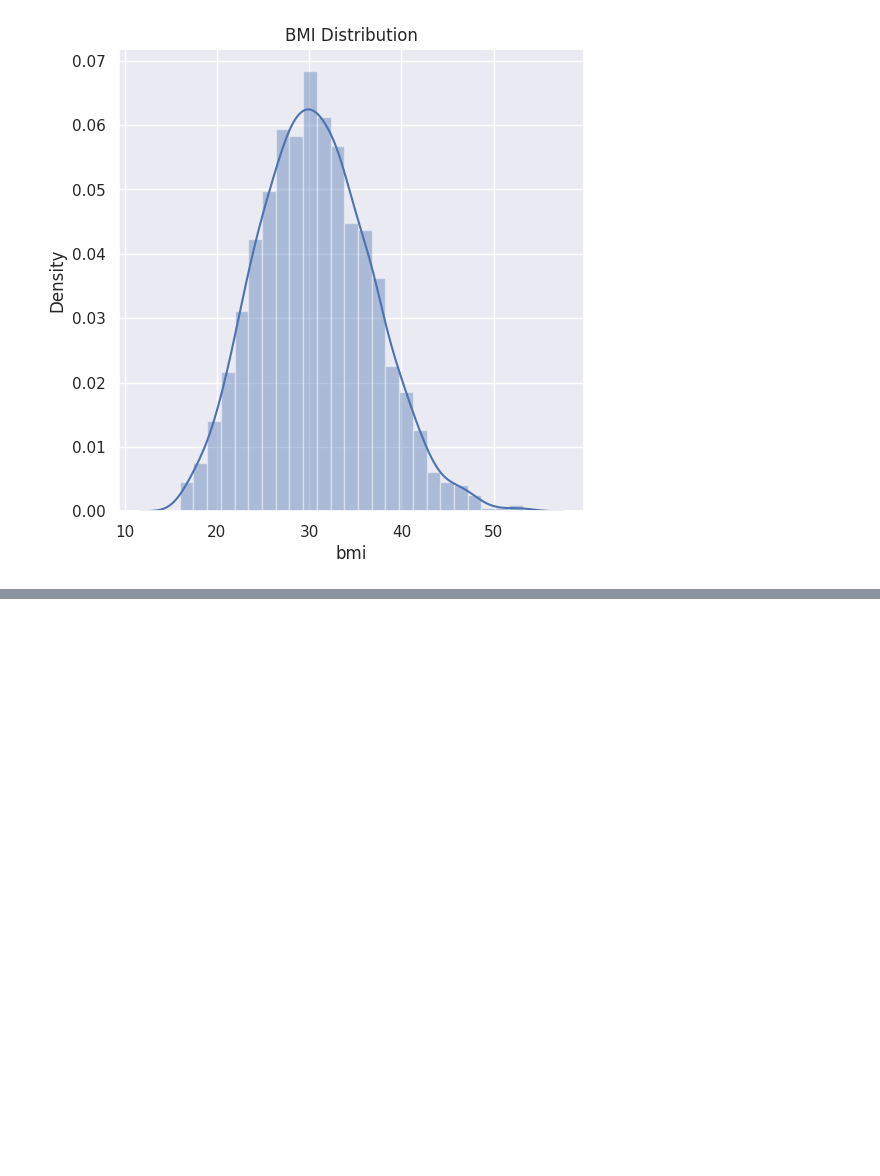
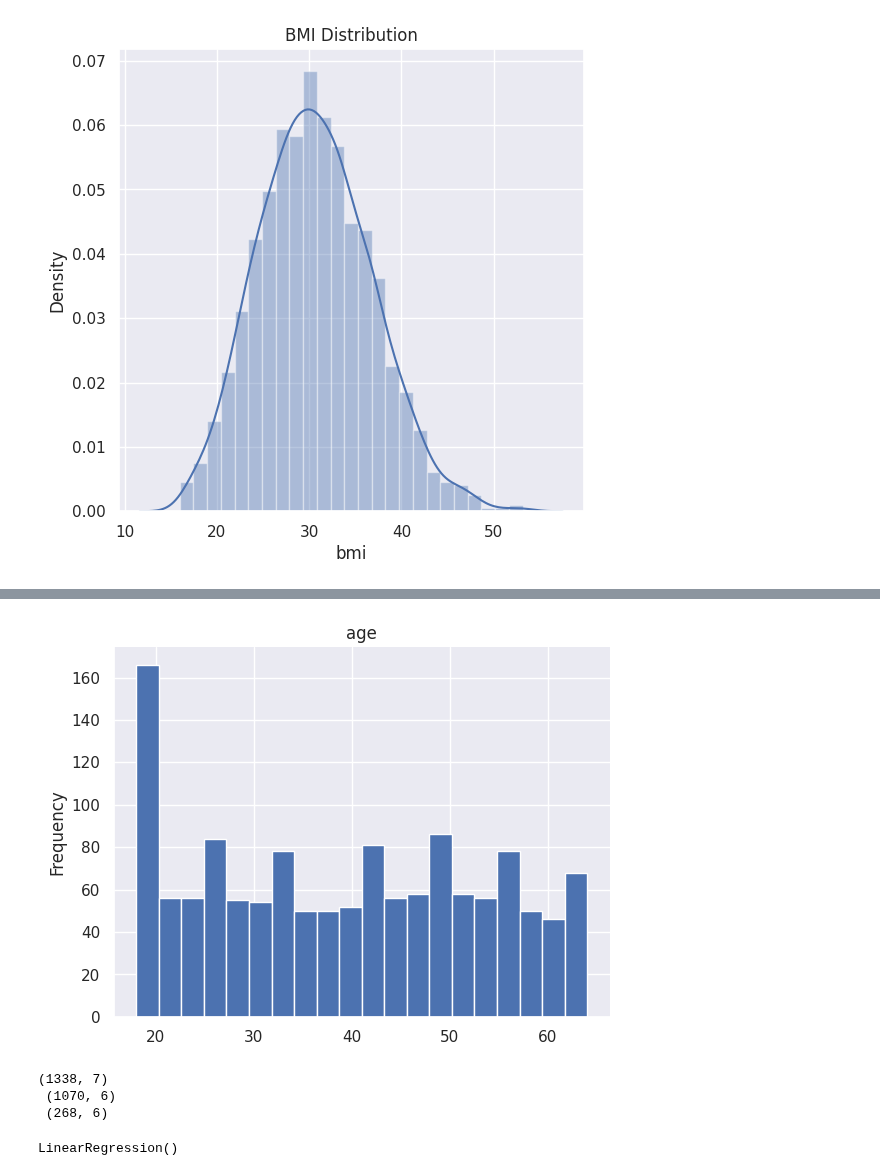
Before and after one commit to arssite/MachineLearning, a Jupyter notebook: Insurance.ipynb, the cells around one changed output, grey strips where cells are left out. Cells and saved outputs as stored; diff of their text form; code cells hidden in the pictures; blank space fills up the shorter version.

```diff
--- a/Insurance.ipynb
+++ b/Insurance.ipynb
@@ -159,3 +159,7 @@ https://gist.github.com/mwaskom/de44147ed2974457ad6372750bbe5751
 
   sns.distplot(id['bmi'])
 [figure]
+# %%
+id.replace({'sex':{'male':0,'female':1}}, inplace=True)
+id.replace({'smoker':{'yes':0,'no':1}}, inplace=True)
+id.replace({'region':{'southeast':0,'southwest':1,'northeast':2,'northwest':4}},inplace=True)
@@ -161,0 +175,8 @@ https://gist.github.com/mwaskom/de44147ed2974457ad6372750bbe5751
+# %%
+# @title age
+
+from matplotlib import pyplot as plt
+id['age'].plot(kind='hist', bins=20, title='age')
+plt.gca().spines[['top', 'right',]].set_visible(False)
+# %% [output]
+[figure, added]
@@ -161,0 +188,6 @@ https://gist.github.com/mwaskom/de44147ed2974457ad6372750bbe5751
+# %%
+print(id.shape,"\n",xtrain.shape,"\n",xtest.shape)
+# %% [output]
+(1338, 7)
+ (1070, 6)
+ (268, 6)
@@ -161,0 +196,4 @@ https://gist.github.com/mwaskom/de44147ed2974457ad6372750bbe5751
+# %%
+model.fit(xtrain,ytrain)
+# %% [output]
+LinearRegression()
```
Also changed, not shown: parts of 7 cells of this notebook.
